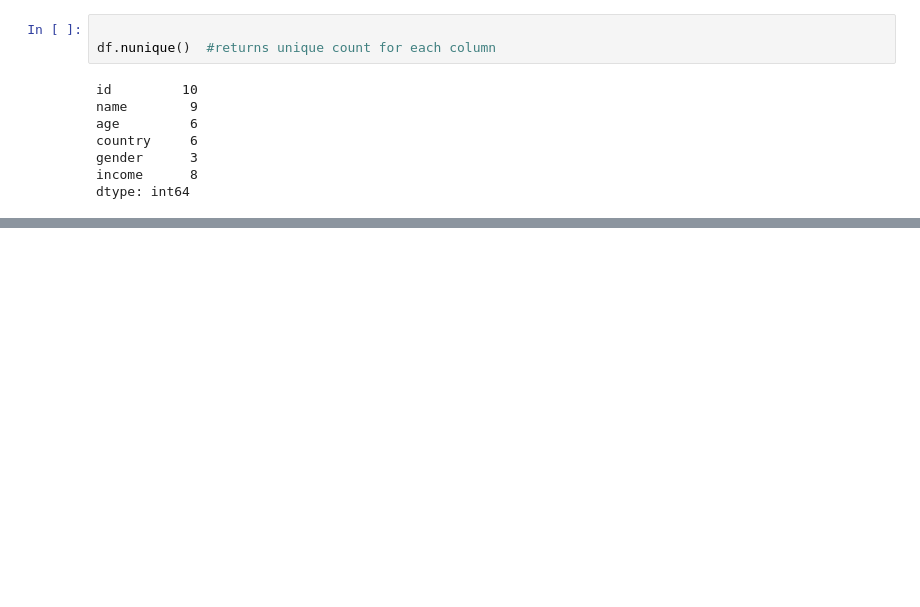
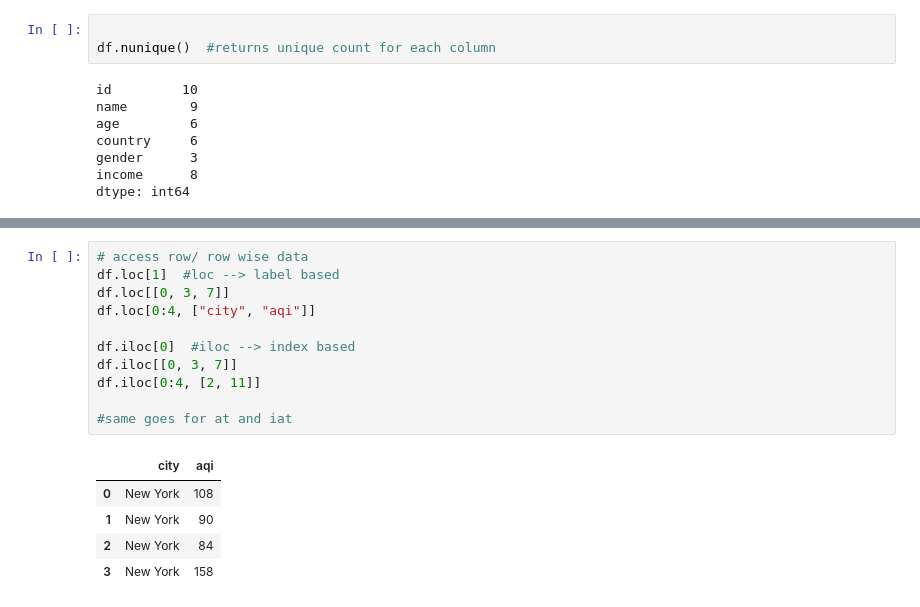
Before and after one commit to mdreduanulhoque/Learning_AI_ML, a Jupyter notebook: pandas_part_1/pandas_part_1.ipynb, the cells around one changed output, grey strips where cells are left out. Saved outputs shown, nothing was run; the diff lists cells and outputs as text; blank space fills up the shorter version.

```diff
--- a/pandas_part_1/pandas_part_1.ipynb
+++ b/pandas_part_1/pandas_part_1.ipynb
@@ -213,0 +269,17 @@ dtype: int64
+# %%
+# access row/ row wise data
+df.loc[1]  #loc --> label based
+df.loc[[0, 3, 7]]
+df.loc[0:4, ["city", "aqi"]]
+
+df.iloc[0]  #iloc --> index based
+df.iloc[[0, 3, 7]]
+df.iloc[0:4, [2, 11]]
+
+#same goes for at and iat
+# %% [output]
+|  | city | aqi |
+| 0 | New York | 108 |
+| 1 | New York | 90 |
+| 2 | New York | 84 |
+| 3 | New York | 158 |
```
Also changed, not shown: parts of 4 cells of this notebook, 1 other file.
